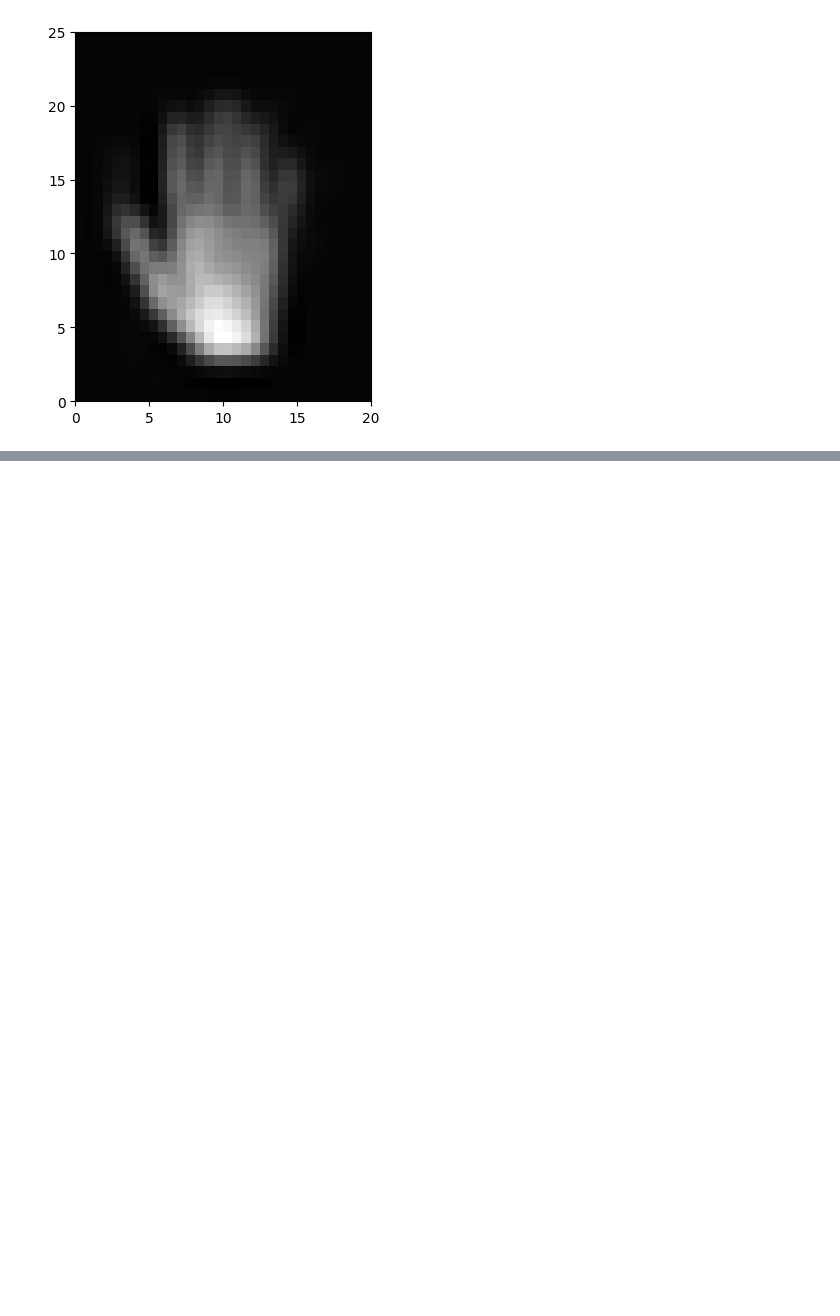
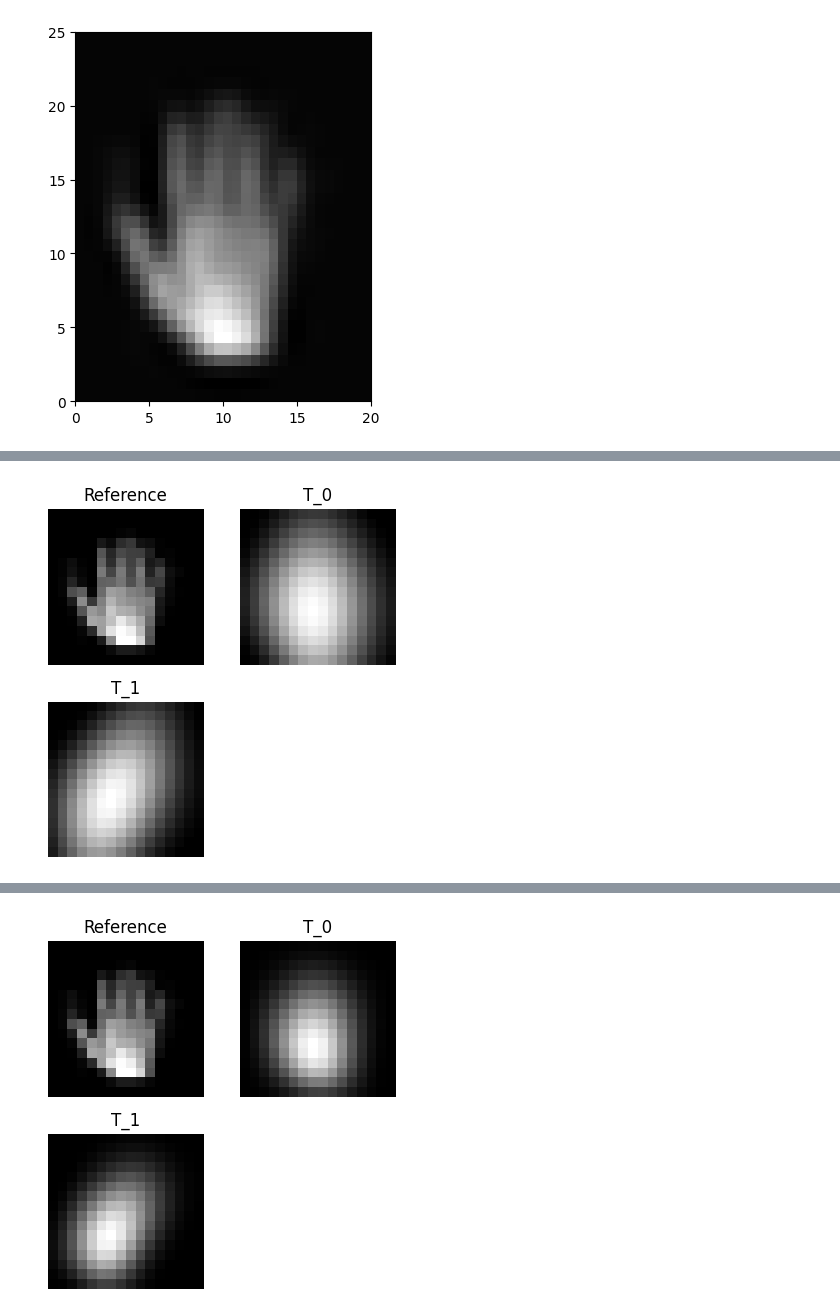
Before and after one commit to wdwatson2/ImgRegPytorchProject, a Jupyter notebook: scripts/test_CGfwddiff.ipynb, the cells around one changed output, grey strips where cells are left out. Cells and saved outputs as stored; diff of their text form; code cells hidden in the pictures; blank space fills up the shorter version.

```diff
--- a/scripts/test_CGfwddiff.ipynb
+++ b/scripts/test_CGfwddiff.ipynb
@@ -186,3 +186,73 @@ def res_fn(wp_vec, cg_iter):
 
 def Jac_fn(wp_vec, cg_iter):
     return func.jacfwd(res_fn)(wp_vec, cg_iter).detach().squeeze()
+# %%
+# preregistration
+
+# pre-reg
+
+from scipy.optimize import minimize
+
+def single_img_trafo(wp,y):
+    w_dict = unflatten_params(wp, keys_list[0], shapes_list[0], sizes_list[0])
+    yc = func.functional_call(y, w_dict, domain_T.getCellCenteredGrid())
+    # print(Timg(yc).shape)
+    return Timg(yc).flatten()
+
+def lossfn(wp_vec):
+    pred_d = torch.hstack([single_img_trafo(wp_vec.reshape(-1,6)[j], ys[j]) for j in range(n_images)])
+    return torch.norm(pred_d - d)
+
+
+def scipy_loss(wc):
+    global last_loss
+    wc_tensor = numpy_to_tensor(wc)
+    loss = lossfn(wc_tensor)
+    last_loss = loss.item()
+    return last_loss
+
+def scipy_grad(wc):
+    global last_grad
+    wc = numpy_to_tensor(wc)
+    grad = torch.func.grad(lossfn, argnums=0)(wc).detach()
+    last_grad = tensor_to_numpy(grad)
+    return last_grad
+
+def scipy_hessian(wc):
+    wc = numpy_to_tensor(wc)
+    hessian = torch.func.hessian(lossfn, argnums=0)(wc).detach()
+    hessian = .5 * (hessian + hessian.T)
+    return tensor_to_numpy(hessian)
+
+def callback(xk):
+    norm_grad = np.linalg.norm(last_grad)
+    grad_norms.append(norm_grad)
+    global iteration_num
+    iteration_num+=1
+    print(f'{iteration_num} - Current Loss: {last_loss:.10e}, Norm of Gradient: {norm_grad:.10e}')
+
+# multi-scale
+
+thetas = torch.logspace(2, -3, 6)
+
+for theta in thetas:
+
+    theta_np = tensor_to_numpy(theta)
+
+    last_loss = None
+    last_grad = None
+    iteration_num = 0
+
+    grad_norms = []
+
+    Timg = SplineInter(T[0].detach(), domain_T,regularizer='moments',theta=theta)
+    Rimgs = [SplineInter(T[i], domain_T, regularizer='moments', theta=theta) for i in range(n_images)]
+    Rcs = torch.stack([Rimgs[i](domain_T.getCellCenteredGrid()) for i in range(len(Rimgs))])
+
+    results = minimize(scipy_loss, x0=tensor_to_numpy(wp_vec0).flatten(), method='newton-cg',
+               jac=scipy_grad, hess=scipy_hessian,
+               options={'gtol': 1e-2, 'maxiter':50}, callback=callback)
+
+    template_predictions = torch.stack([single_img_trafo(numpy_to_tensor(results.x).reshape(-1,6)[j], ys[j]).reshape(*domain_T.m) for j in range(n_images)])
+    show_reference_and_templates(T[0], template_predictions)
+# %% [output]
@@ -188,0 +276 @@ def Jac_fn(wp_vec, cg_iter):
+[figure, added]
@@ -188,0 +295 @@ def Jac_fn(wp_vec, cg_iter):
+[figure, added]
```
Also changed, not shown: parts of 2 cells of this notebook.
